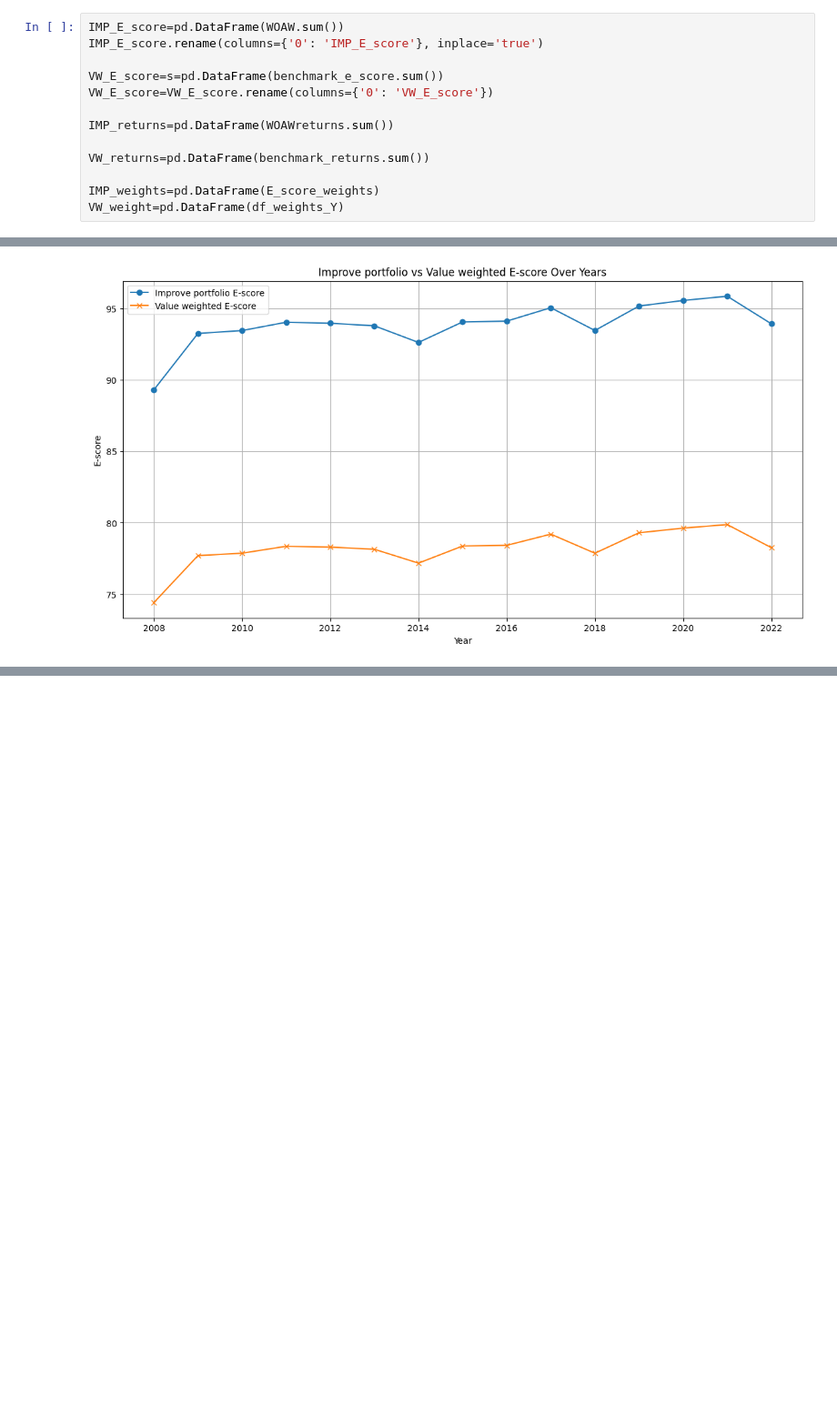
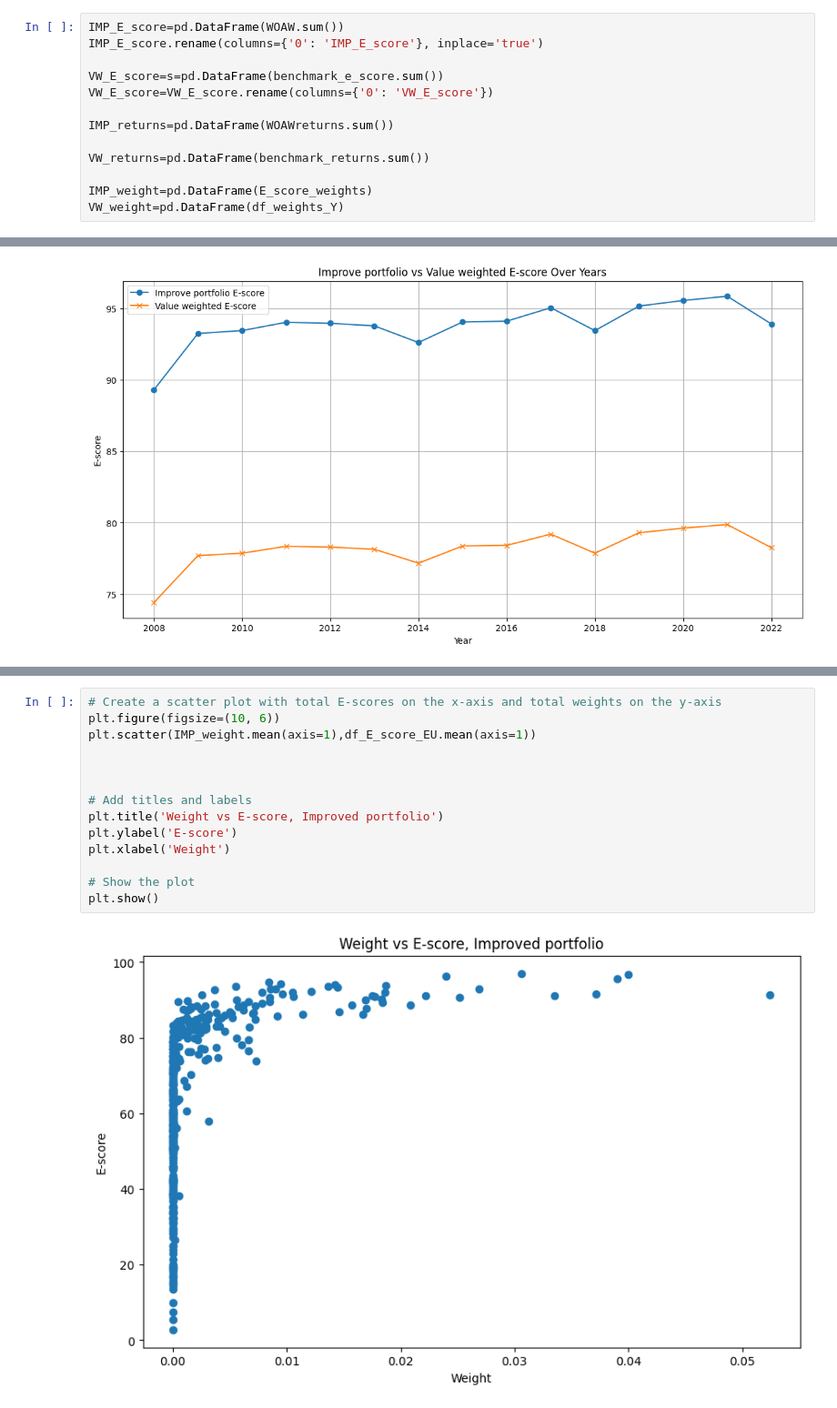
Before and after one commit to BalthazazarDuc/SEF-HW2, a Jupyter notebook: EX_4.ipynb, the cells around one changed output, grey strips where cells are left out. Shown at 91% size. Drawn from its saved outputs; the diff is of its cells as text; blank space fills up the shorter version.

```diff
--- a/EX_4.ipynb
+++ b/EX_4.ipynb
@@ -695,7 +619,7 @@ IMP_returns=pd.DataFrame(WOAWreturns.sum())
 
 VW_returns=pd.DataFrame(benchmark_returns.sum())
 
-IMP_weights=pd.DataFrame(E_score_weights)
+IMP_weight=pd.DataFrame(E_score_weights)
 VW_weight=pd.DataFrame(df_weights_Y)
 # %%
 # Merge IMP_E_score and VW_E_score on their index
@@ -750,0 +691,16 @@ plt.show()
+# %%
+# Create a scatter plot with total E-scores on the x-axis and total weights on the y-axis
+plt.figure(figsize=(10, 6))
+plt.scatter(IMP_weight.mean(axis=1),df_E_score_EU.mean(axis=1))
+
+
+
+# Add titles and labels
+plt.title('Weight vs E-score, Improved portfolio')
+plt.ylabel('E-score')
+plt.xlabel('Weight')
+
+# Show the plot
+plt.show()
+# %% [output]
+[figure, added]
```
Also changed, not shown: parts of 26 cells of this notebook.
